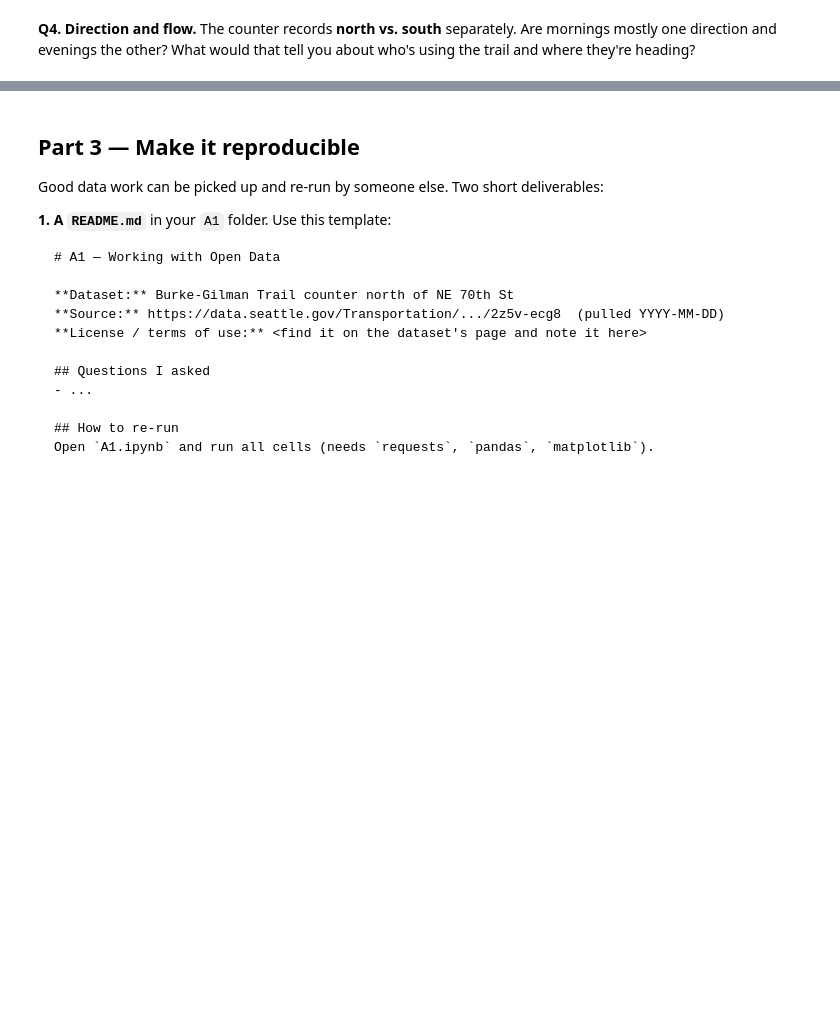
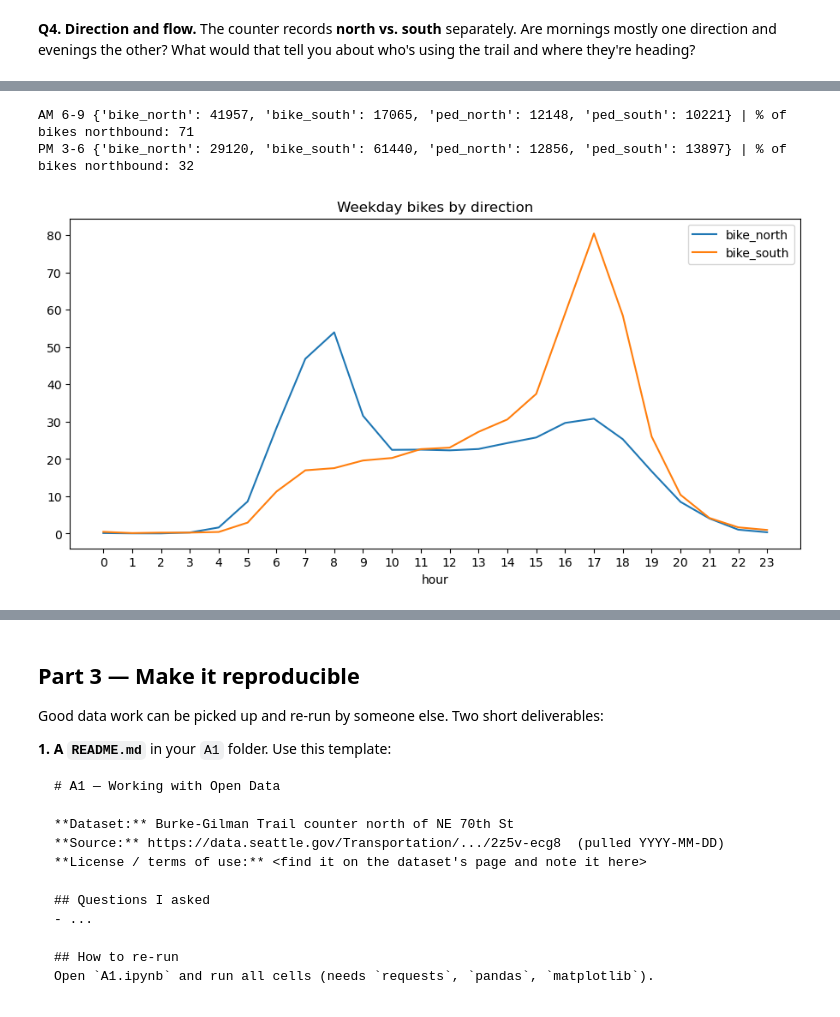
Before and after one commit to annielam2/hcde-410, a Jupyter notebook: A1/A1.ipynb, the cells around one changed output, grey strips where cells are left out. Drawn from its saved outputs; the diff is of its cells as text; code cells hidden in the pictures; blank space fills up the shorter version.

```diff
--- a/A1/A1.ipynb
+++ b/A1/A1.ipynb
@@ -136,0 +229,13 @@ The counter records **north vs. south** separately. Are mornings mostly one dire
+# %%
+wd = df[df["day_type"] == "weekday"]
+for label, hrs in [("AM 6-9", range(6, 10)), ("PM 3-6", range(15, 19))]:
+    s = wd[wd["hour"].isin(hrs)][["bike_north", "bike_south", "ped_north", "ped_south"]].sum()
+    print(label, s.to_dict(), "| % of bikes northbound:", round(100 * s.bike_north / (s.bike_north + s.bike_south)))
+
+wd.groupby("hour")[["bike_north", "bike_south"]].mean().plot(
+    figsize=(11, 5), title="Weekday bikes by direction")
+plt.xticks(range(0, 24)); plt.show()
+# %% [output]
+AM 6-9 {'bike_north': 41957, 'bike_south': 17065, 'ped_north': 12148, 'ped_south': 10221} | % of bikes northbound: 71
+PM 3-6 {'bike_north': 29120, 'bike_south': 61440, 'ped_north': 12856, 'ped_south': 13897} | % of bikes northbound: 32
+[figure, added]
```
Also changed, not shown: parts of 27 cells of this notebook, 1 other file.
